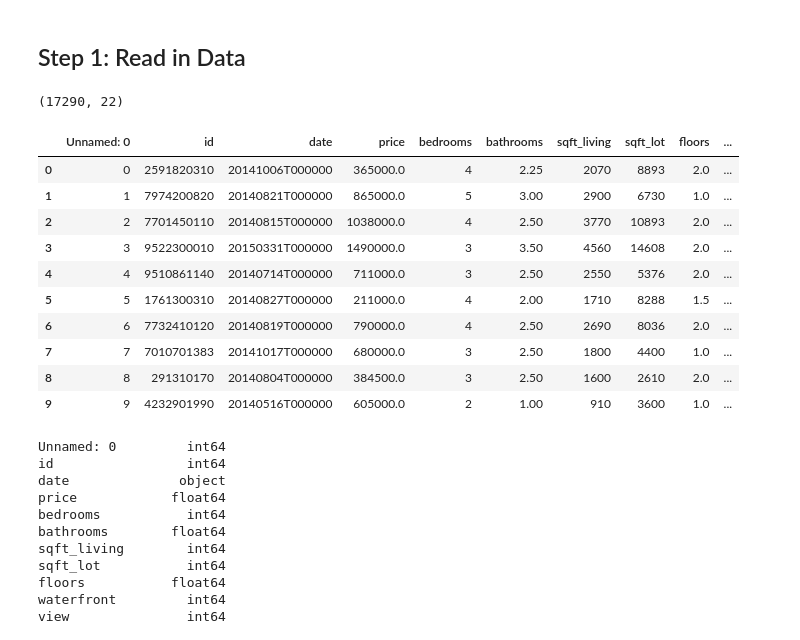
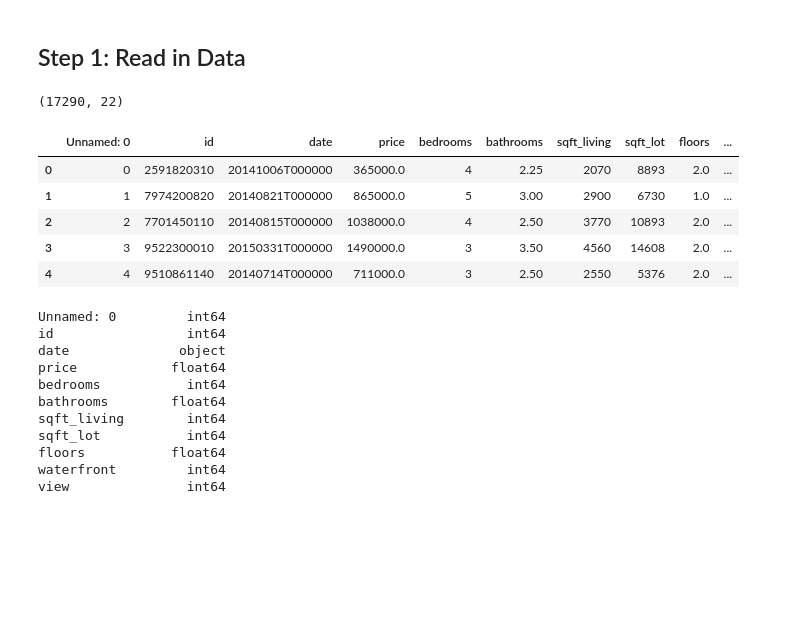
Before and after one commit to ykfarhan/predicting-kings-county-housing-price, a Jupyter notebook: Bakeoff_modeling_process_v1.ipynb, the cells around one changed output. Drawn from its saved outputs; the diff is of its cells as text; code cells hidden in the pictures; blank space fills up the shorter version.

```diff
--- a/Bakeoff_modeling_process_v1.ipynb
+++ b/Bakeoff_modeling_process_v1.ipynb
@@ -6,35 +6,34 @@ Below are a list of steps that you should take while trying to complete your bak
 ## Step 1: Read in Data
 # %%
 import pandas as pd  # import the neccessary libraries
+pd.set_option('display.max_columns', 300)  # display all the columns
 import numpy as np
 import statsmodels.api as sm
 import matplotlib.pyplot as plt
 import seaborn as sns
 
 from sklearn.neighbors import KNeighborsRegressor  # In case we want to use k-nearest neighbor model
-from sklearn.metrics import mean_squared_error as m_s_e
+from sklearn import metrics
+from sklearn import linear_model
+from sklearn.linear_model import LinearRegression
+from sklearn.model_selection import train_test_split
+from sklearn.preprocessing import PolynomialFeatures
+from sklearn.preprocessing import StandardScaler
 
 plt.style.use('seaborn')
 sns.set(style="white")
-# %%
-pd.set_option('display.max_columns', 25)  # display all the columns
 # %%
 house = pd.read_csv('kc_house_data_train.csv')  # read in the csv file with train data
 print(house.shape)  # check the dimensions of the model
-house.head(10)  # print the first 5 rows
+house.head()  # print the first 5 rows
 # %% [output]
 (17290, 22)
 |  | Unnamed: 0 | id | date | price | bedrooms | bathrooms | sqft_living | sqft_lot | floors | ... |
 | 0 | 0 | 2591820310 | 20141006T000000 | 365000.0 | 4 | 2.25 | 2070 | 8893 | 2.0 | ... |
 | 1 | 1 | 7974200820 | 20140821T000000 | 865000.0 | 5 | 3.00 | 2900 | 6730 | 1.0 | ... |
 | 2 | 2 | 7701450110 | 20140815T000000 | 1038000.0 | 4 | 2.50 | 3770 | 10893 | 2.0 | ... |
 | 3 | 3 | 9522300010 | 20150331T000000 | 1490000.0 | 3 | 3.50 | 4560 | 14608 | 2.0 | ... |
 | 4 | 4 | 9510861140 | 20140714T000000 | 711000.0 | 3 | 2.50 | 2550 | 5376 | 2.0 | ... |
-| 5 | 5 | 1761300310 | 20140827T000000 | 211000.0 | 4 | 2.00 | 1710 | 8288 | 1.5 | ... |
-| 6 | 6 | 7732410120 | 20140819T000000 | 790000.0 | 4 | 2.50 | 2690 | 8036 | 2.0 | ... |
-| 7 | 7 | 7010701383 | 20141017T000000 | 680000.0 | 3 | 2.50 | 1800 | 4400 | 1.0 | ... |
-| 8 | 8 | 291310170 | 20140804T000000 | 384500.0 | 3 | 2.50 | 1600 | 2610 | 2.0 | ... |
-| 9 | 9 | 4232901990 | 20140516T000000 | 605000.0 | 2 | 1.00 | 910 | 3600 | 1.0 | ... |
 # %%
 house.dtypes  # check the column types
 # %% [output]
```
Also changed, not shown: parts of 83 cells of this notebook, 2 other files.
